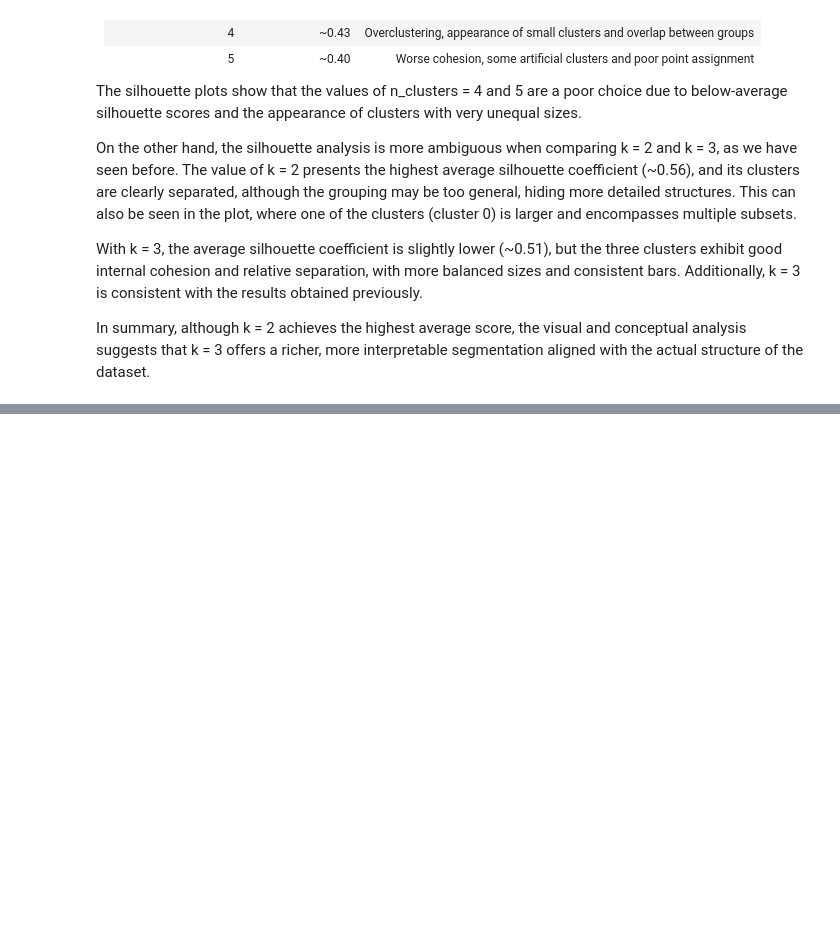
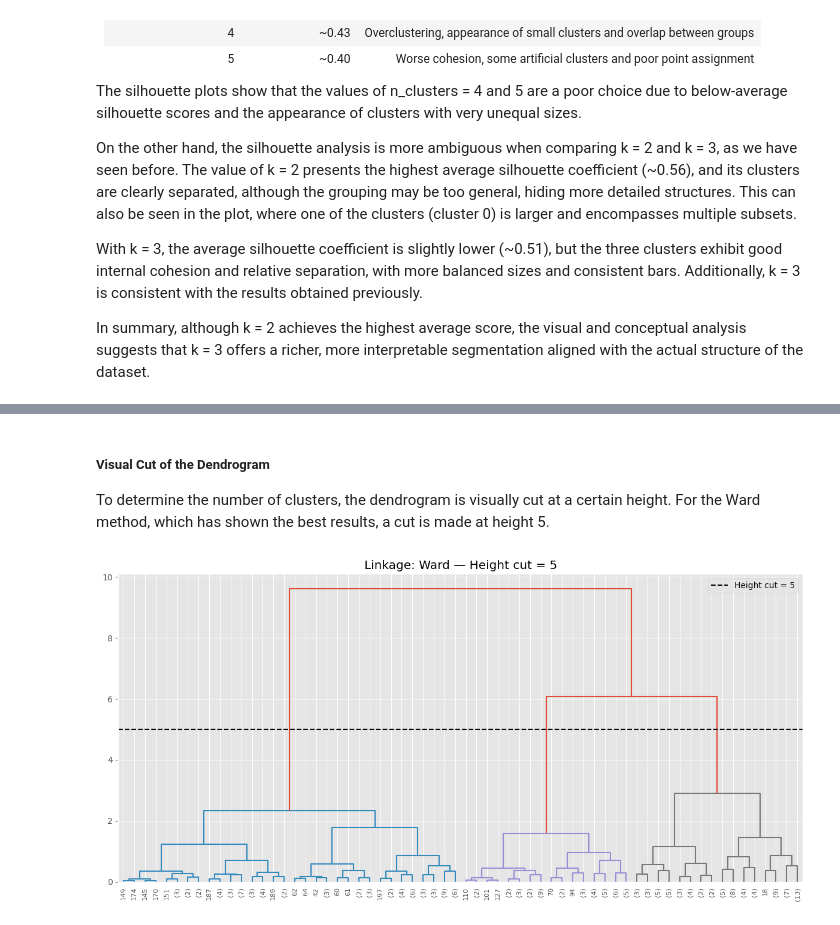
Before and after one commit to CarlosBravoGarran/ML-Seed-Clustering, a Jupyter notebook: Seed_Clustering.ipynb, the cells around one changed output, grey strips where cells are left out. Saved outputs shown, nothing was run; the diff lists cells and outputs as text; code cells hidden in the pictures; blank space fills up the shorter version.

```diff
--- a/Seed_Clustering.ipynb
+++ b/Seed_Clustering.ipynb
@@ -369,0 +553,27 @@ In summary, although k = 2 achieves the highest average score, the visual and co
+# %% [markdown]
+##### __Visual Cut of the Dendrogram__
+
+To determine the number of clusters, the dendrogram is visually cut at a certain height. For the Ward method, which has shown the best results, a cut is made at height 5.
+# %%
+fig, ax = plt.subplots(1, 1, figsize=(12, 6))
+
+altura_corte = 5
+
+plot_dendrogram(
+    modelo_hclust_ward,
+    labels=range(len(X_final_pca)),
+    truncate_mode='level',
+    p=5,
+    leaf_rotation=90,
+    leaf_font_size=8,
+    color_threshold=altura_corte,
+    ax=ax
+)
+
+ax.set_title("Linkage: Ward — Height cut = 5")
+ax.axhline(y=altura_corte, color='black', linestyle='--', label=f'Height cut = {altura_corte}')
+ax.legend()
+plt.tight_layout()
+plt.show()
+# %% [output]
+[figure, added]
```
Also changed, not shown: parts of 31 cells of this notebook.
